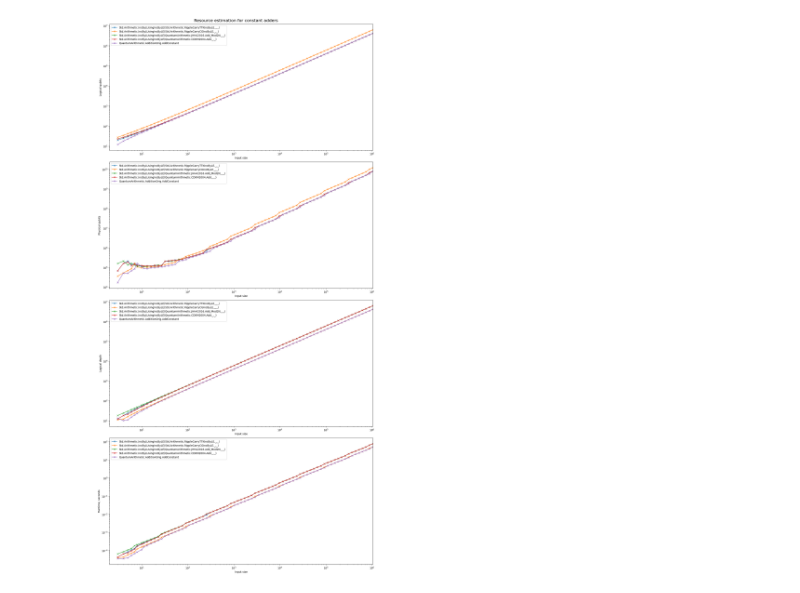
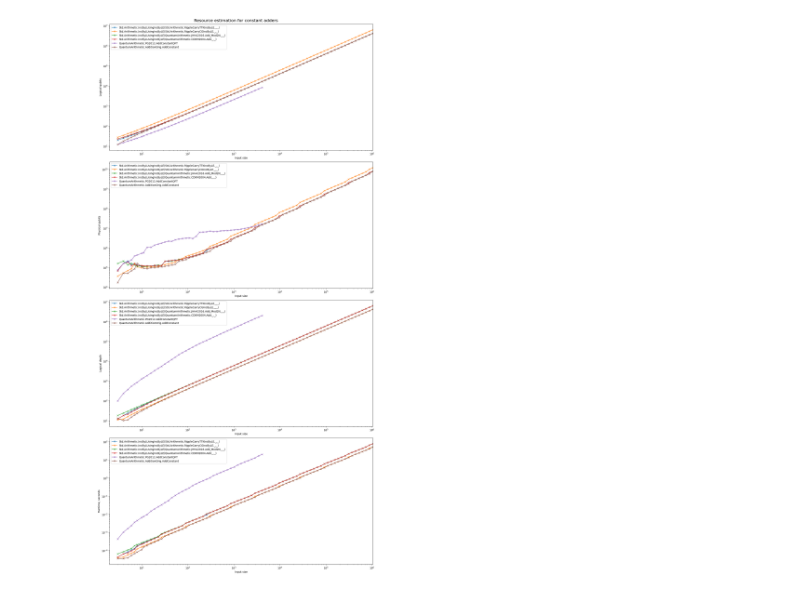
Before and after one commit to fedimser/quant-arith-re, a Jupyter notebook: resource_estimate/Resourse estimation for constant adders.ipynb, the cells around one changed output. Saved outputs shown, nothing was run; the diff lists cells and outputs as text; code cells hidden in the pictures.

Commit message:
RE for QFT-based adder-by-constant

```diff
--- a/resource_estimate/Resourse estimation for constant adders.ipynb
+++ b/resource_estimate/Resourse estimation for constant adders.ipynb
@@ -23,36 +23,38 @@ ops = [
   "Std.Arithmetic.IncByLUsingIncByLE(Std.Arithmetic.RippleCarryCGIncByLE,_,_)",
   "Std.Arithmetic.IncByLUsingIncByLE(QuantumArithmetic.JHHA2016.Add_Mod2N,_,_)",
   "Std.Arithmetic.IncByLUsingIncByLE(QuantumArithmetic.CDKM2004.Add,_,_)",
+  "QuantumArithmetic.PG2012.AddConstantQFT",
   "QuantumArithmetic.AdditionOrig.AddConstant",
 ]
 
 default_n_range = [3] + [int(round(2**(0.25*i))) for i in range(8,81)]
 n_ranges = {op: default_n_range for op in ops}
+n_ranges["QuantumArithmetic.PG2012.AddConstantQFT"] = [3] + [int(round(2**(0.25*i))) for i in range(8,49)]
 
 metrics = ["Logical qubits", "Physical qubits", "Logical depth", "Runtime, seconds"]
 charts = [{op: [] for op in ops} for _ in range(len(metrics))]
 
 for op in ops:
     for n in n_ranges[op]:
         t0=time.time()
         estimates = json.loads(estimate_resources_constant_adder(op, n))
         #print(n, op, time.time()-t0, flush=True)
         charts[0][op].append(estimates['physicalCounts']['breakdown']['algorithmicLogicalQubits'])
         charts[1][op].append(estimates['physicalCounts']['physicalQubits'])
         charts[2][op].append(estimates['physicalCounts']['breakdown']['logicalDepth'])
         charts[3][op].append(estimates['physicalCounts']['runtime']/10**9)
 
 fig, ax = plt.subplots(figsize=(15, 30), nrows=len(metrics), ncols=1, constrained_layout=True)
 for i in range(len(metrics)):
     for op in ops:
         ax[i].plot(n_ranges[op], charts[i][op], label=op, marker='x')
     ax[i].set_xlim([2,max(max(n_ranges[op]) for op in ops)])
     ax[i].legend()
     ax[i].set_xlabel('Input size')
     ax[i].set_ylabel(metrics[i])
     ax[i].set_xscale('log')
     ax[i].set_yscale('log')
 fig.suptitle("Resource estimation for constant adders", fontsize=16)
 plt.show()
 # %% [output]
-[figure, old version]
+[figure, new version]
```
Also changed, not shown: 2 other files.
